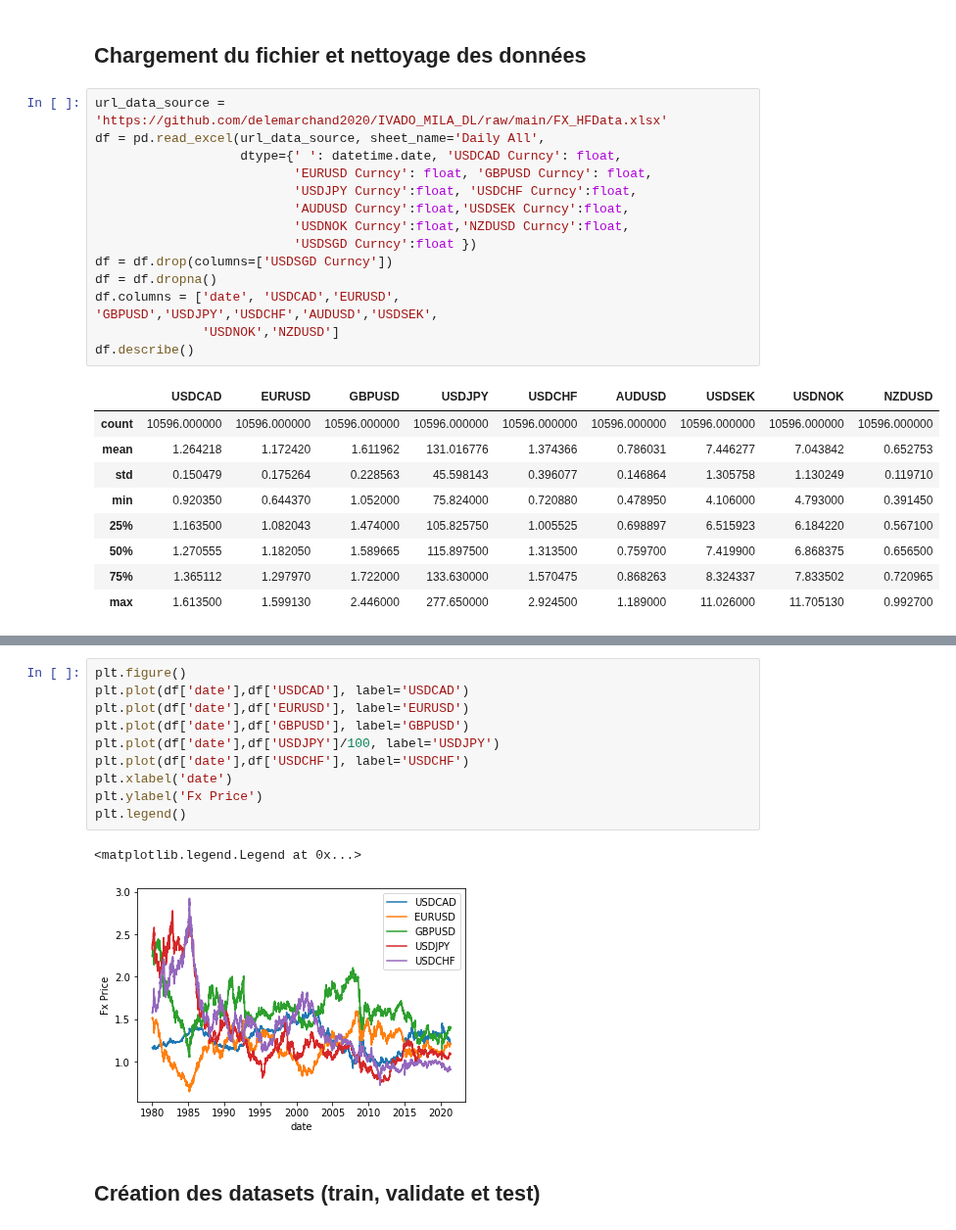
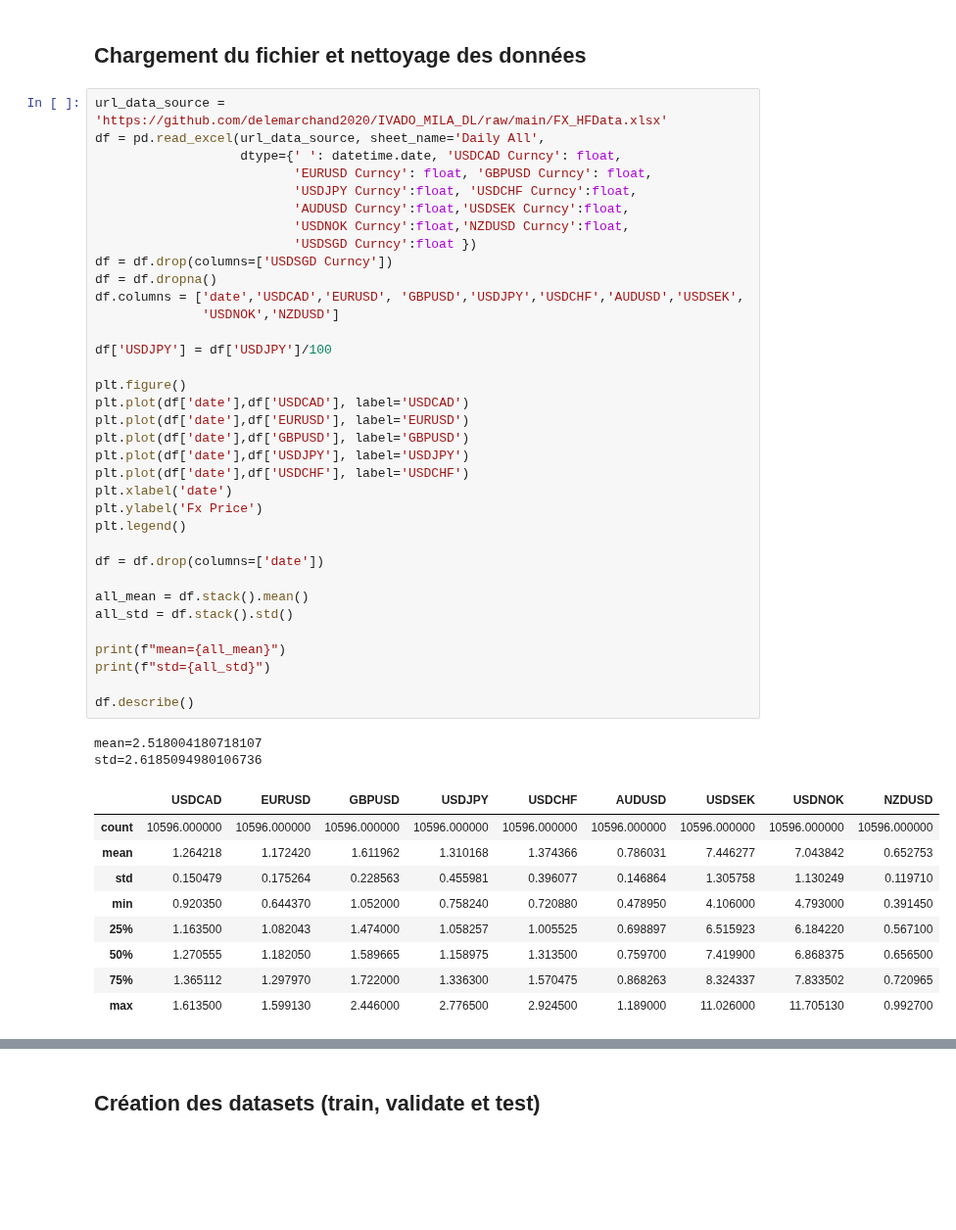
Before and after one commit to delemarchand2020/IVADO_MILA_DL, a Jupyter notebook: Predict_FX_with_DL.ipynb, the cells around one changed output, grey strips where cells are left out. Shown at 98% size. Saved outputs shown, nothing was run; the diff lists cells and outputs as text; blank space fills up the shorter version.

```diff
--- a/Predict_FX_with_DL.ipynb
+++ b/Predict_FX_with_DL.ipynb
@@ -82,24 +82,47 @@ import unittest
 # %%
 url_data_source = 'https://github.com/delemarchand2020/IVADO_MILA_DL/raw/main/FX_HFData.xlsx'
 df = pd.read_excel(url_data_source, sheet_name='Daily All',
                    dtype={' ': datetime.date, 'USDCAD Curncy': float,
                           'EURUSD Curncy': float, 'GBPUSD Curncy': float,
                           'USDJPY Curncy':float, 'USDCHF Curncy':float,
                           'AUDUSD Curncy':float,'USDSEK Curncy':float,
                           'USDNOK Curncy':float,'NZDUSD Curncy':float,
                           'USDSGD Curncy':float })
 df = df.drop(columns=['USDSGD Curncy'])
 df = df.dropna()
-df.columns = ['date', 'USDCAD','EURUSD', 'GBPUSD','USDJPY','USDCHF','AUDUSD','USDSEK',
+df.columns = ['date','USDCAD','EURUSD', 'GBPUSD','USDJPY','USDCHF','AUDUSD','USDSEK',
               'USDNOK','NZDUSD']
+
+df['USDJPY'] = df['USDJPY']/100
+
+plt.figure()
+plt.plot(df['date'],df['USDCAD'], label='USDCAD')
+plt.plot(df['date'],df['EURUSD'], label='EURUSD')
+plt.plot(df['date'],df['GBPUSD'], label='GBPUSD')
+plt.plot(df['date'],df['USDJPY'], label='USDJPY')
+plt.plot(df['date'],df['USDCHF'], label='USDCHF')
+plt.xlabel('date')
+plt.ylabel('Fx Price')
+plt.legend()
+
+df = df.drop(columns=['date'])
+
+all_mean = df.stack().mean()
+all_std = df.stack().std()
+
+print(f"mean={all_mean}")
+print(f"std={all_std}")
+
 df.describe()
 # %% [output]
+mean=2.518004180718107
+std=2.6185094980106736
 |  | USDCAD | EURUSD | GBPUSD | USDJPY | USDCHF | AUDUSD | USDSEK | USDNOK | NZDUSD |
 | count | 10596.000000 | 10596.000000 | 10596.000000 | 10596.000000 | 10596.000000 | 10596.000000 | 10596.000000 | 10596.000000 | 10596.000000 |
-| mean | 1.264218 | 1.172420 | 1.611962 | 131.016776 | 1.374366 | 0.786031 | 7.446277 | 7.043842 | 0.652753 |
-| std | 0.150479 | 0.175264 | 0.228563 | 45.598143 | 0.396077 | 0.146864 | 1.305758 | 1.130249 | 0.119710 |
-| min | 0.920350 | 0.644370 | 1.052000 | 75.824000 | 0.720880 | 0.478950 | 4.106000 | 4.793000 | 0.391450 |
-| 25% | 1.163500 | 1.082043 | 1.474000 | 105.825750 | 1.005525 | 0.698897 | 6.515923 | 6.184220 | 0.567100 |
-| 50% | 1.270555 | 1.182050 | 1.589665 | 115.897500 | 1.313500 | 0.759700 | 7.419900 | 6.868375 | 0.656500 |
-| 75% | 1.365112 | 1.297970 | 1.722000 | 133.630000 | 1.570475 | 0.868263 | 8.324337 | 7.833502 | 0.720965 |
-| max | 1.613500 | 1.599130 | 2.446000 | 277.650000 | 2.924500 | 1.189000 | 11.026000 | 11.705130 | 0.992700 |
+| mean | 1.264218 | 1.172420 | 1.611962 | 1.310168 | 1.374366 | 0.786031 | 7.446277 | 7.043842 | 0.652753 |
+| std | 0.150479 | 0.175264 | 0.228563 | 0.455981 | 0.396077 | 0.146864 | 1.305758 | 1.130249 | 0.119710 |
+| min | 0.920350 | 0.644370 | 1.052000 | 0.758240 | 0.720880 | 0.478950 | 4.106000 | 4.793000 | 0.391450 |
+| 25% | 1.163500 | 1.082043 | 1.474000 | 1.058257 | 1.005525 | 0.698897 | 6.515923 | 6.184220 | 0.567100 |
+| 50% | 1.270555 | 1.182050 | 1.589665 | 1.158975 | 1.313500 | 0.759700 | 7.419900 | 6.868375 | 0.656500 |
+| 75% | 1.365112 | 1.297970 | 1.722000 | 1.336300 | 1.570475 | 0.868263 | 8.324337 | 7.833502 | 0.720965 |
+| max | 1.613500 | 1.599130 | 2.446000 | 2.776500 | 2.924500 | 1.189000 | 11.026000 | 11.705130 | 0.992700 |
@@ -106,16 +130,3 @@ df.describe()
-# %%
-plt.figure()
-plt.plot(df['date'],df['USDCAD'], label='USDCAD')
-plt.plot(df['date'],df['EURUSD'], label='EURUSD')
-plt.plot(df['date'],df['GBPUSD'], label='GBPUSD')
-plt.plot(df['date'],df['USDJPY']/100, label='USDJPY')
-plt.plot(df['date'],df['USDCHF'], label='USDCHF')
-plt.xlabel('date')
-plt.ylabel('Fx Price')
-plt.legend()
-# %% [output]
-<matplotlib.legend.Legend at 0x...>
-[figure, removed]
 # %% [markdown]
 ## Création des datasets (train, validate et test)
 # %% [markdown]
```
Also changed, not shown: parts of 11 cells of this notebook.
